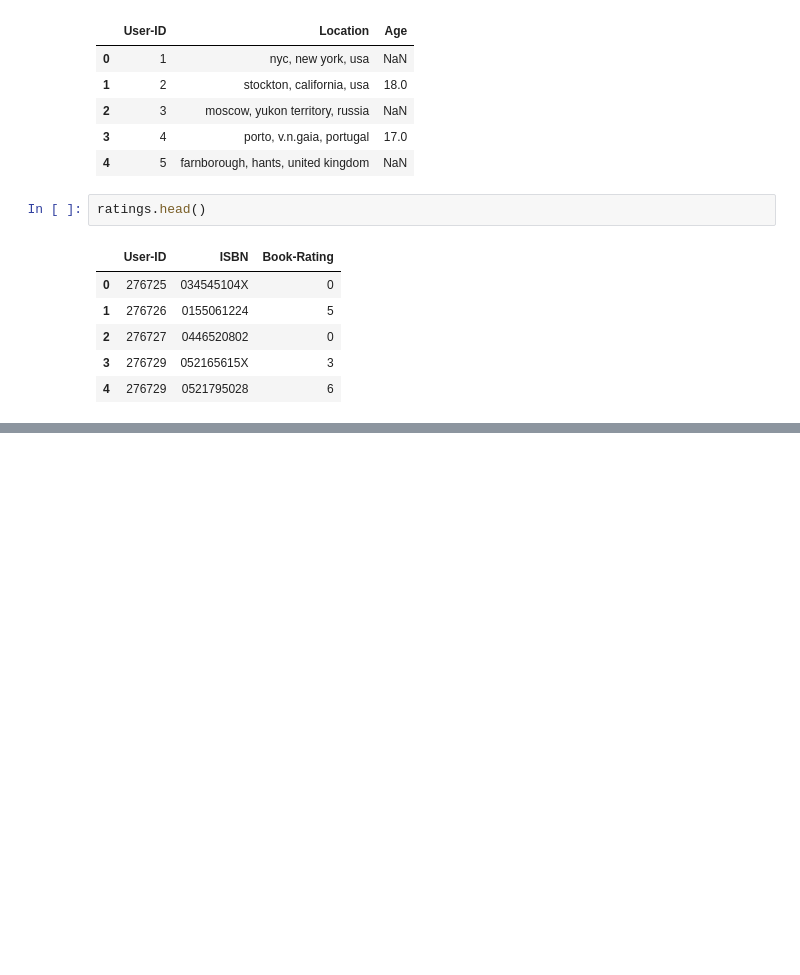
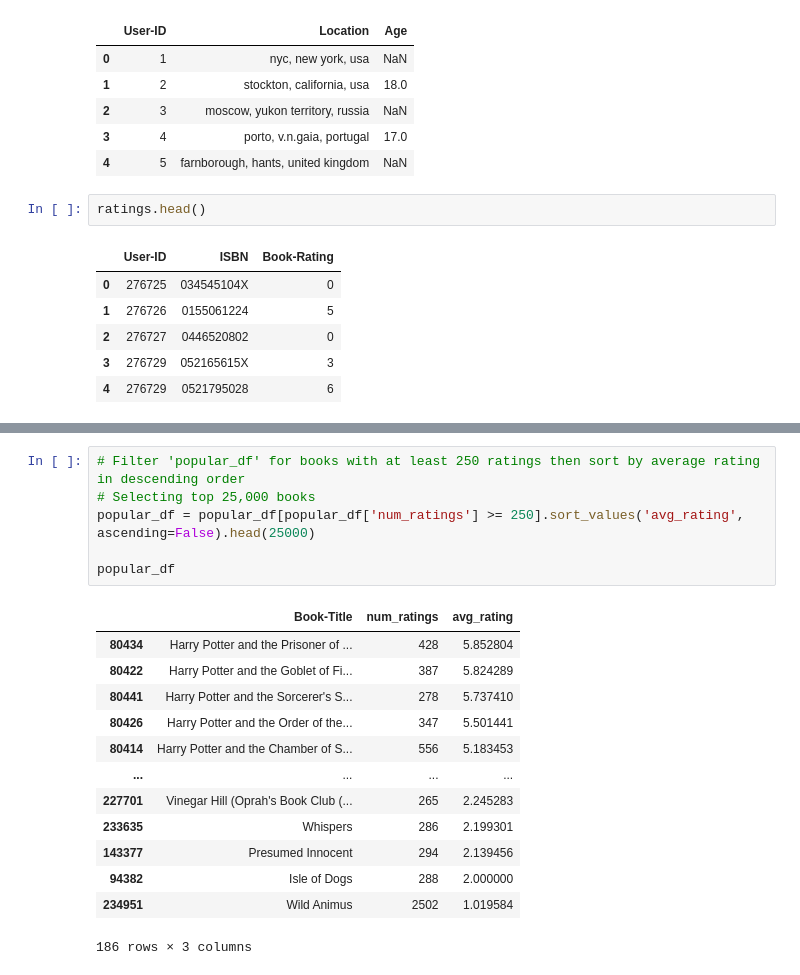
Before and after one commit to LuluW8071/Collaborative-Filtering, a Jupyter notebook: model/model.ipynb, the cells around one changed output, grey strips where cells are left out. Cells and saved outputs as stored; diff of their text form; blank space fills up the shorter version.

```diff
--- a/model/model.ipynb
+++ b/model/model.ipynb
@@ -74,0 +167,20 @@ dtype: int64
+# %%
+# Filter 'popular_df' for books with at least 250 ratings then sort by average rating in descending order
+# Selecting top 25,000 books
+popular_df = popular_df[popular_df['num_ratings'] >= 250].sort_values('avg_rating', ascending=False).head(25000)
+
+popular_df
+# %% [output]
+|  | Book-Title | num_ratings | avg_rating |
+| 80434 | Harry Potter and the Prisoner of ... | 428 | 5.852804 |
+| 80422 | Harry Potter and the Goblet of Fi... | 387 | 5.824289 |
+| 80441 | Harry Potter and the Sorcerer's S... | 278 | 5.737410 |
+| 80426 | Harry Potter and the Order of the... | 347 | 5.501441 |
+| 80414 | Harry Potter and the Chamber of S... | 556 | 5.183453 |
+| ... | ... | ... | ... |
+| 227701 | Vinegar Hill (Oprah's Book Club (... | 265 | 2.245283 |
+| 233635 | Whispers | 286 | 2.199301 |
+| 143377 | Presumed Innocent | 294 | 2.139456 |
+| 94382 | Isle of Dogs | 288 | 2.000000 |
+| 234951 | Wild Animus | 2502 | 1.019584 |
+186 rows × 3 columns
```
Also changed, not shown: parts of 12 cells of this notebook, 1 other file.
